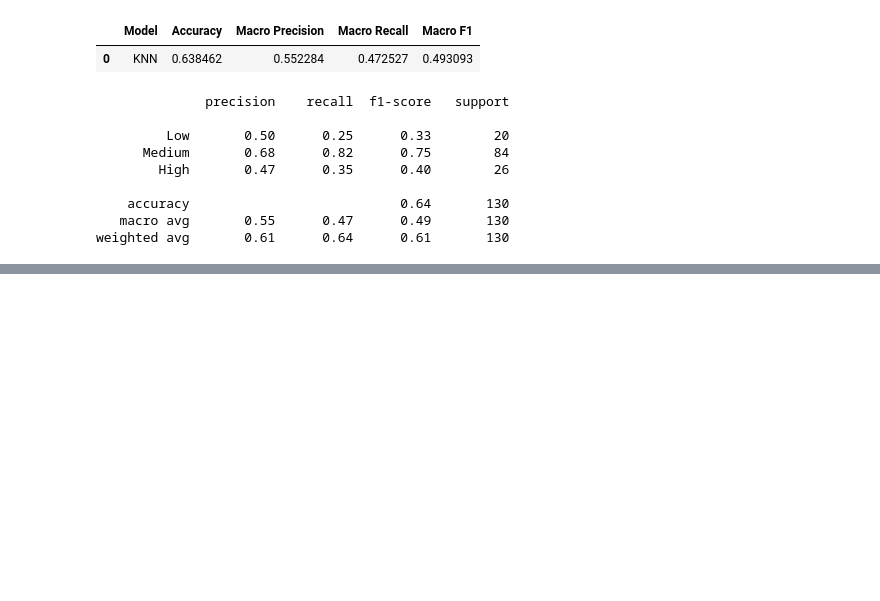
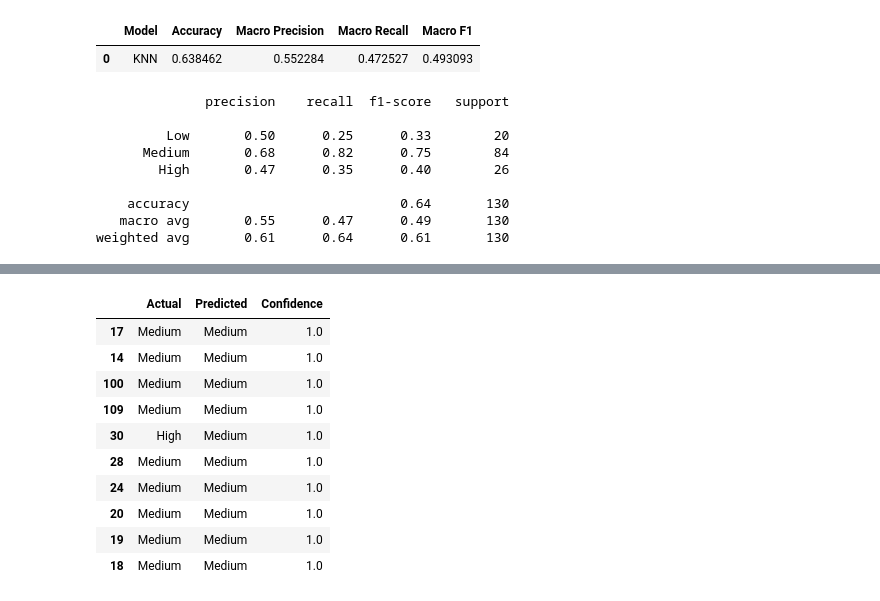
Before and after one commit to lightcode01-oss/IYB_INTERNSHIP, a Jupyter notebook: Day_11_KNN_Classification_Model.ipynb, the cells around one changed output, grey strips where cells are left out. Cells and saved outputs as stored; diff of their text form; code cells hidden in the pictures; blank space fills up the shorter version.

```diff
--- a/Day_11_KNN_Classification_Model.ipynb
+++ b/Day_11_KNN_Classification_Model.ipynb
@@ -380,0 +507,17 @@ weighted avg       0.61      0.64      0.61       130
+# %%
+confidence_df.sort_values(
+    by="Confidence",
+    ascending=False
+).head(10)
+# %% [output]
+|  | Actual | Predicted | Confidence |
+| 17 | Medium | Medium | 1.0 |
+| 14 | Medium | Medium | 1.0 |
+| 100 | Medium | Medium | 1.0 |
+| 109 | Medium | Medium | 1.0 |
+| 30 | High | Medium | 1.0 |
+| 28 | Medium | Medium | 1.0 |
+| 24 | Medium | Medium | 1.0 |
+| 20 | Medium | Medium | 1.0 |
+| 19 | Medium | Medium | 1.0 |
+| 18 | Medium | Medium | 1.0 |
```
Also changed, not shown: parts of 22 cells of this notebook.
